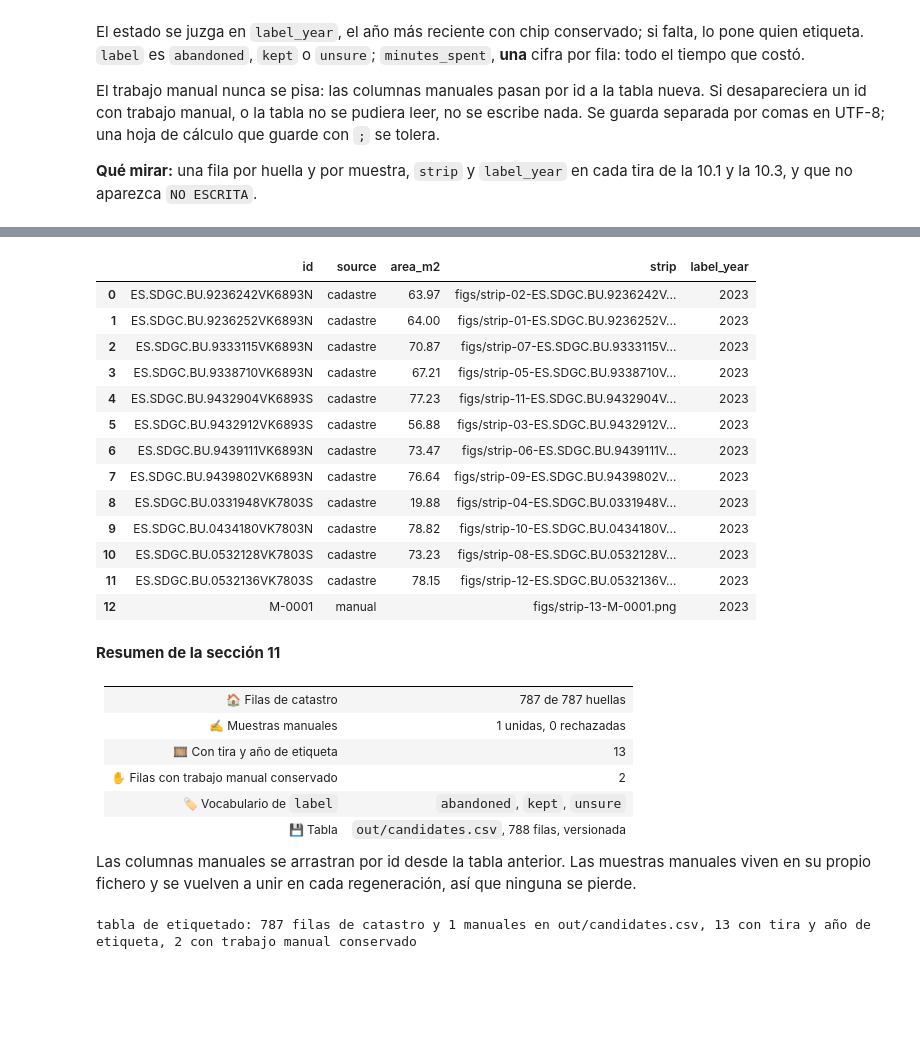
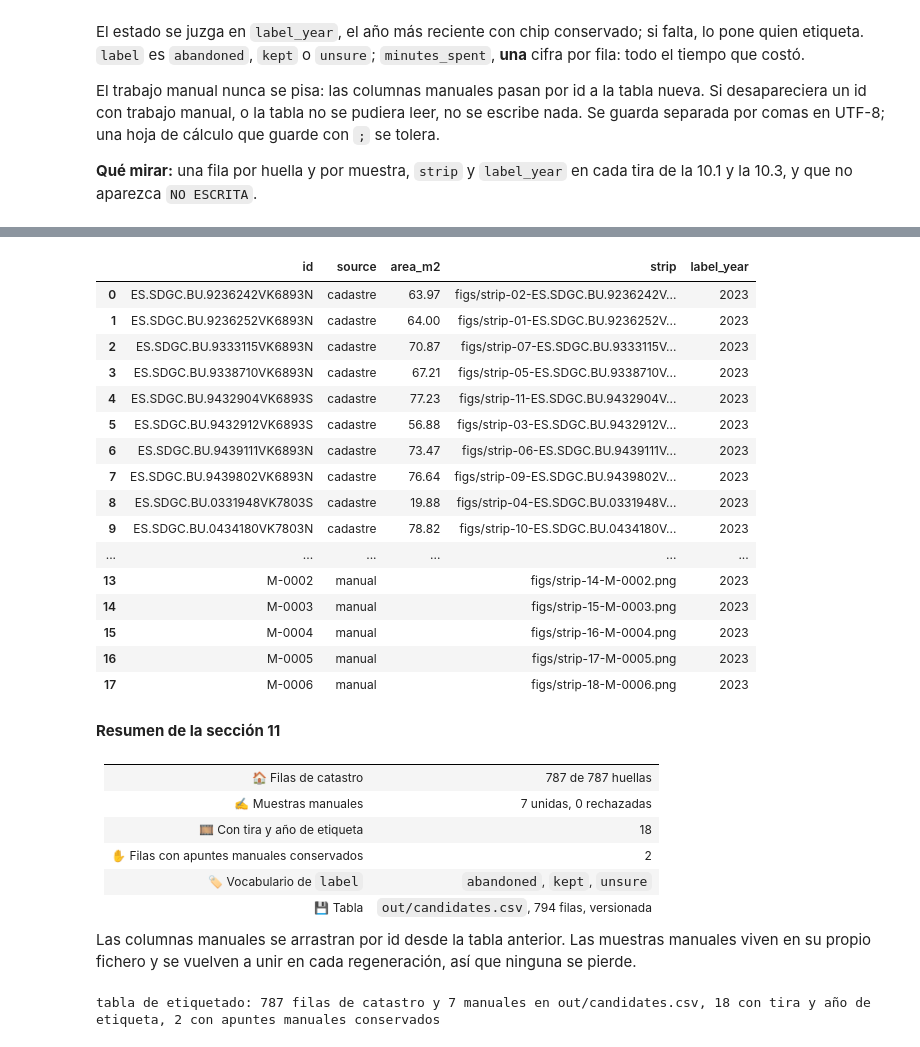
Before and after one commit to omarzmdevs/geo-decay-ai, a Jupyter notebook: notebooks/exp-001/01-eda-pnoa-catastro.ipynb, the cells around one changed output, grey strips where cells are left out. Drawn from its saved outputs; the diff is of its cells as text; code cells hidden in the pictures; blank space fills up the shorter version.

```diff
--- a/notebooks/exp-001/01-eda-pnoa-catastro.ipynb
+++ b/notebooks/exp-001/01-eda-pnoa-catastro.ipynb
@@ -4066,7 +4105,7 @@ panel(
             else "ninguna: el fichero no existe todavía",
         ),
         ("🎞️ Con tira y año de etiqueta", f"{len(with_strip)}"),
-        ("✋ Filas con trabajo manual conservado", f"{WRITE.carried}"),
+        ("✋ Filas con apuntes manuales conservados", f"{WRITE.carried}"),
         ("🏷️ Vocabulario de `label`", ", ".join(f"`{name}`" for name in eda.LABELS)),
         (
             "💾 Tabla",
@@ -4104,7 +4143,7 @@ else:
         "11 etiquetado",
         f"tabla de etiquetado: {len(cadastral)} filas de catastro y "
         f"{len(manual_rows)} manuales en {CANDIDATES_PATH.relative_to(HERE)}, "
-        f"{len(with_strip)} con tira y año de etiqueta, {WRITE.carried} con trabajo "
-        "manual conservado",
+        f"{len(with_strip)} con tira y año de etiqueta, {WRITE.carried} con apuntes "
+        "manuales conservados",
     )
 # %% [output]
@@ -4112,27 +4162,30 @@ tiras leídas de disco: 13 ids con al menos un chip conservado, de 13 en la tabl
 |  | id | source | area_m2 | strip | label_year |
 | 0 | ES.SDGC.BU.9236242VK6893N | cadastre | 63.97 | figs/strip-02-ES.SDGC.BU.9236242V... | 2023 |
 | 1 | ES.SDGC.BU.9236252VK6893N | cadastre | 64.00 | figs/strip-01-ES.SDGC.BU.9236252V... | 2023 |
 | 2 | ES.SDGC.BU.9333115VK6893N | cadastre | 70.87 | figs/strip-07-ES.SDGC.BU.9333115V... | 2023 |
 | 3 | ES.SDGC.BU.9338710VK6893N | cadastre | 67.21 | figs/strip-05-ES.SDGC.BU.9338710V... | 2023 |
 | 4 | ES.SDGC.BU.9432904VK6893S | cadastre | 77.23 | figs/strip-11-ES.SDGC.BU.9432904V... | 2023 |
 | 5 | ES.SDGC.BU.9432912VK6893S | cadastre | 56.88 | figs/strip-03-ES.SDGC.BU.9432912V... | 2023 |
 | 6 | ES.SDGC.BU.9439111VK6893N | cadastre | 73.47 | figs/strip-06-ES.SDGC.BU.9439111V... | 2023 |
 | 7 | ES.SDGC.BU.9439802VK6893N | cadastre | 76.64 | figs/strip-09-ES.SDGC.BU.9439802V... | 2023 |
 | 8 | ES.SDGC.BU.0331948VK7803S | cadastre | 19.88 | figs/strip-04-ES.SDGC.BU.0331948V... | 2023 |
 | 9 | ES.SDGC.BU.0434180VK7803N | cadastre | 78.82 | figs/strip-10-ES.SDGC.BU.0434180V... | 2023 |
-| 10 | ES.SDGC.BU.0532128VK7803S | cadastre | 73.23 | figs/strip-08-ES.SDGC.BU.0532128V... | 2023 |
-| 11 | ES.SDGC.BU.0532136VK7803S | cadastre | 78.15 | figs/strip-12-ES.SDGC.BU.0532136V... | 2023 |
-| 12 | M-0001 | manual |  | figs/strip-13-M-0001.png | 2023 |
+| ... | ... | ... | ... | ... | ... |
+| 13 | M-0002 | manual |  | figs/strip-14-M-0002.png | 2023 |
+| 14 | M-0003 | manual |  | figs/strip-15-M-0003.png | 2023 |
+| 15 | M-0004 | manual |  | figs/strip-16-M-0004.png | 2023 |
+| 16 | M-0005 | manual |  | figs/strip-17-M-0005.png | 2023 |
+| 17 | M-0006 | manual |  | figs/strip-18-M-0006.png | 2023 |
 **Resumen de la sección 11**
 
 | | |
 |---|---|
 | 🏠 Filas de catastro | 787 de 787 huellas |
-| ✍️ Muestras manuales | 1 unidas, 0 rechazadas |
-| 🎞️ Con tira y año de etiqueta | 13 |
-| ✋ Filas con trabajo manual conservado | 2 |
+| ✍️ Muestras manuales | 7 unidas, 0 rechazadas |
+| 🎞️ Con tira y año de etiqueta | 18 |
+| ✋ Filas con apuntes manuales conservados | 2 |
 | 🏷️ Vocabulario de `label` | `abandoned`, `kept`, `unsure` |
-| 💾 Tabla | `out/candidates.csv`, 788 filas, versionada |
+| 💾 Tabla | `out/candidates.csv`, 794 filas, versionada |
 
 Las columnas manuales se arrastran por id desde la tabla anterior. Las muestras manuales viven en su propio fichero y se vuelven a unir en cada regeneración, así que ninguna se pierde.
-tabla de etiquetado: 787 filas de catastro y 1 manuales en out/candidates.csv, 13 con tira y año de etiqueta, 2 con trabajo manual conservado
+tabla de etiquetado: 787 filas de catastro y 7 manuales en out/candidates.csv, 18 con tira y año de etiqueta, 2 con apuntes manuales conservados
```
Also changed, not shown: parts of 5 cells of this notebook, 1 other file.
